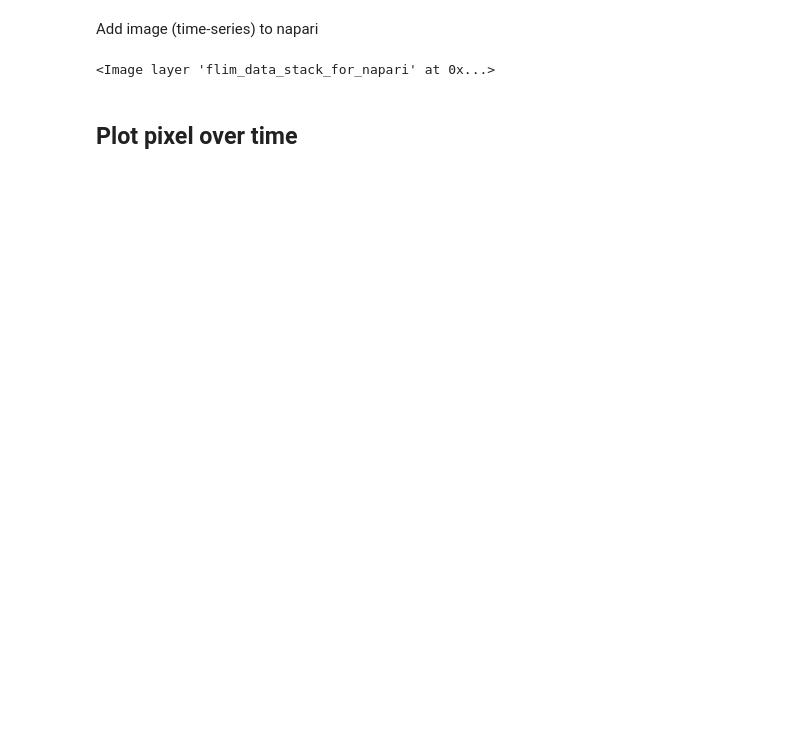
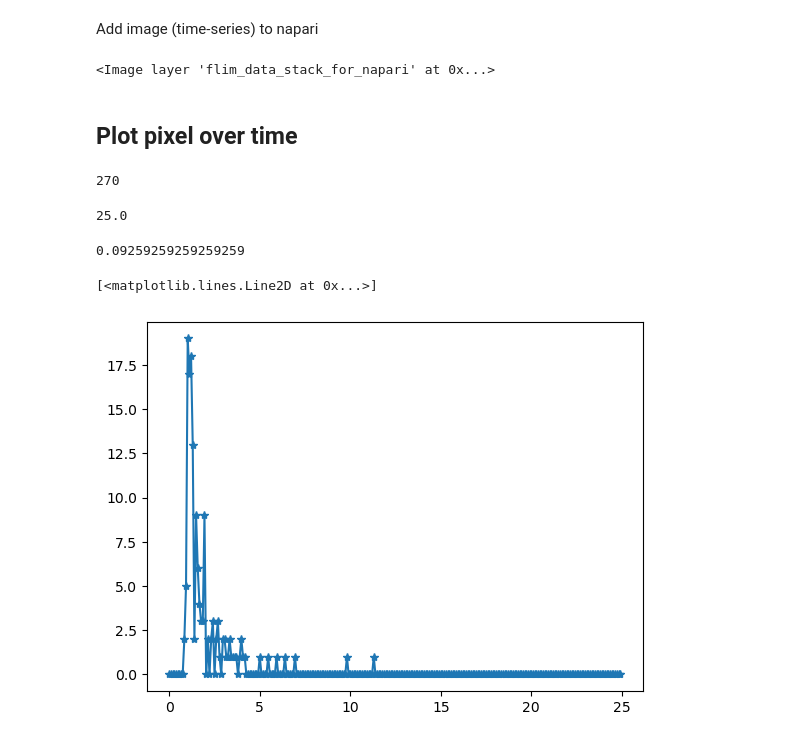
Before and after one commit to zoccoler/FLIM_analysis, a Jupyter notebook: notebooks/Open_PTU_files.ipynb, the cells around one changed output. Cells and saved outputs as stored; diff of their text form; code cells hidden in the pictures; blank space fills up the shorter version.

```diff
--- a/notebooks/Open_PTU_files.ipynb
+++ b/notebooks/Open_PTU_files.ipynb
@@ -93,3 +96,29 @@ viewer.add_image(flim_data_stack_for_napari)
 <Image layer 'flim_data_stack_for_napari' at 0x...>
 # %% [markdown]
 ## Plot pixel over time
+# %%
+total_time_points = flim_data_stack_for_napari.shape[0]
+total_time_points
+# %% [output]
+270
+# %%
+laser_frequency = 40 # MHz
+laser_time_window = 1 / (laser_frequency * 10**6)
+laser_time_window_ns = laser_time_window * 10**9
+laser_time_window_ns
+# %% [output]
+25.0
+# %%
+pixel = flim_data_stack_for_napari[:,150,150]
+# %%
+time_step = laser_time_window_ns / total_time_points # ns
+time_step
+# %% [output]
+0.09259259259259259
+# %%
+time_array = np.arange(0, total_time_points) * time_step
+# %%
+plt.plot(time_array, pixel, '-*')
+# %% [output]
+[<matplotlib.lines.Line2D at 0x...>]
+[figure, added]
```
Also changed, not shown: parts of 8 cells of this notebook.
